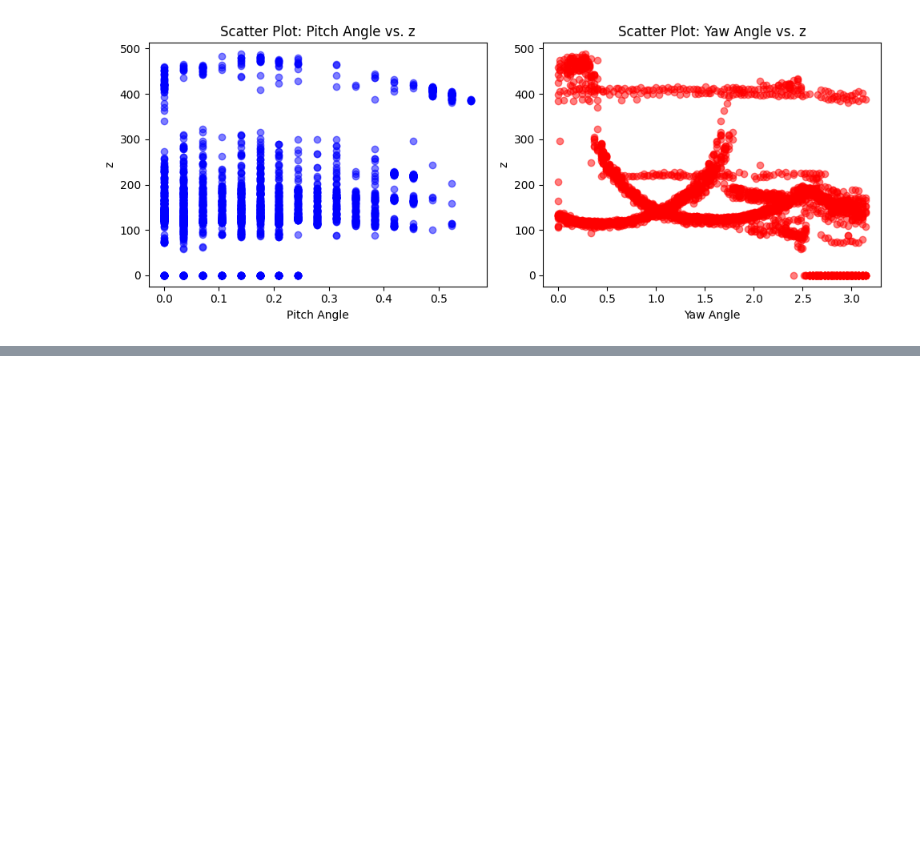
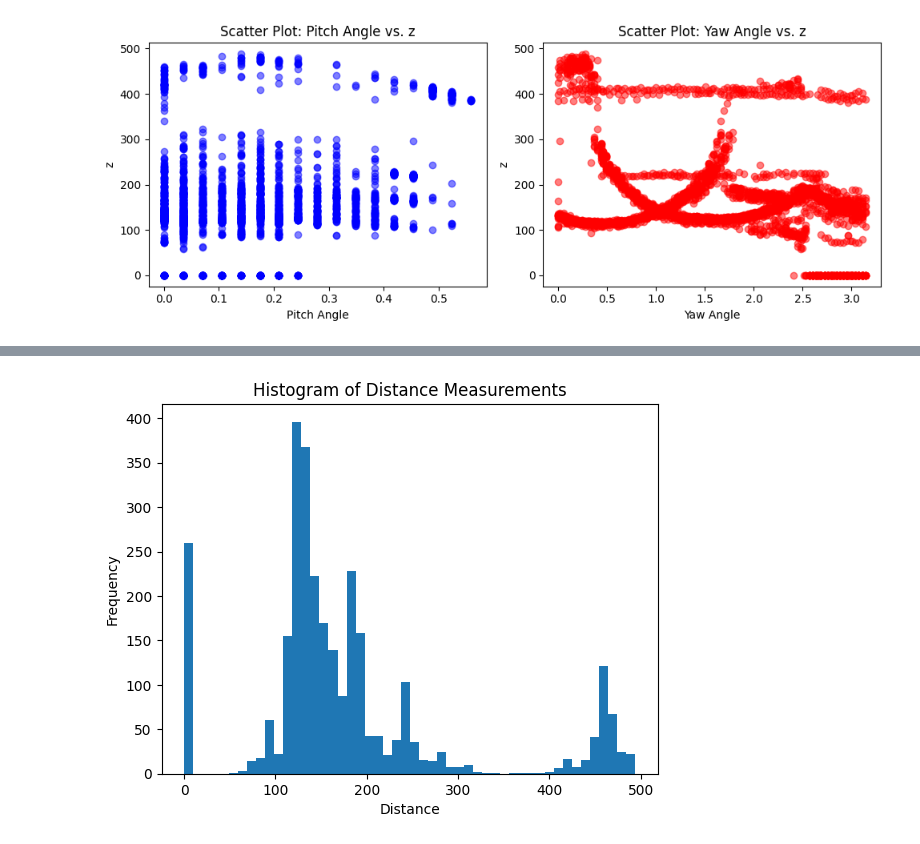
Before and after one commit to STARS-Dominican-University/LunarLIDAR, a Jupyter notebook: source/notebook/Data-Analysis.ipynb, the cells around one changed output, grey strips where cells are left out. Cells and saved outputs as stored; diff of their text form; code cells hidden in the pictures; blank space fills up the shorter version.

```diff
--- a/source/notebook/Data-Analysis.ipynb
+++ b/source/notebook/Data-Analysis.ipynb
@@ -405,0 +423,8 @@ new_df.to_csv('new_lunar_point_cloud.csv', index=False)
+# %%
+plt.hist(new_df['Distance'], bins=50)
+plt.xlabel('Distance')
+plt.ylabel('Frequency')
+plt.title('Histogram of Distance Measurements')
+plt.show()
+# %% [output]
+[figure, added]
```
Also changed, not shown: parts of 2 cells of this notebook, 1 other file.
